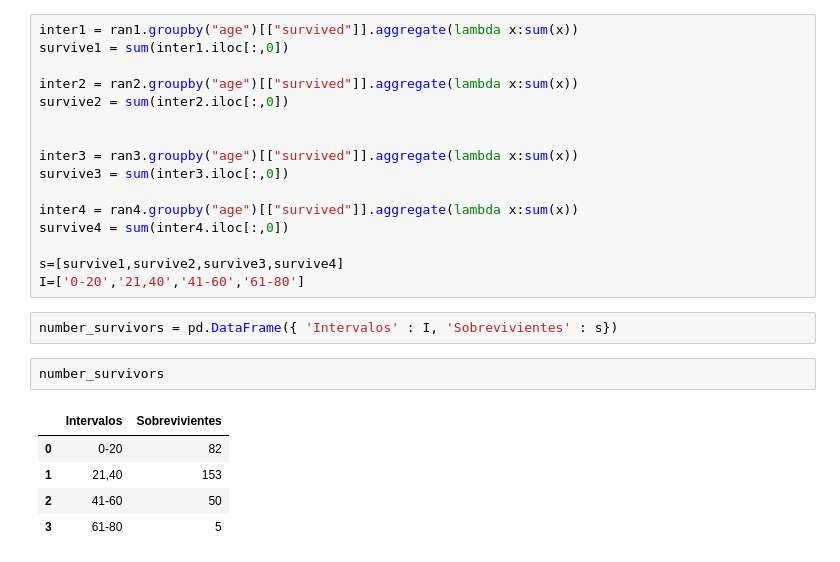
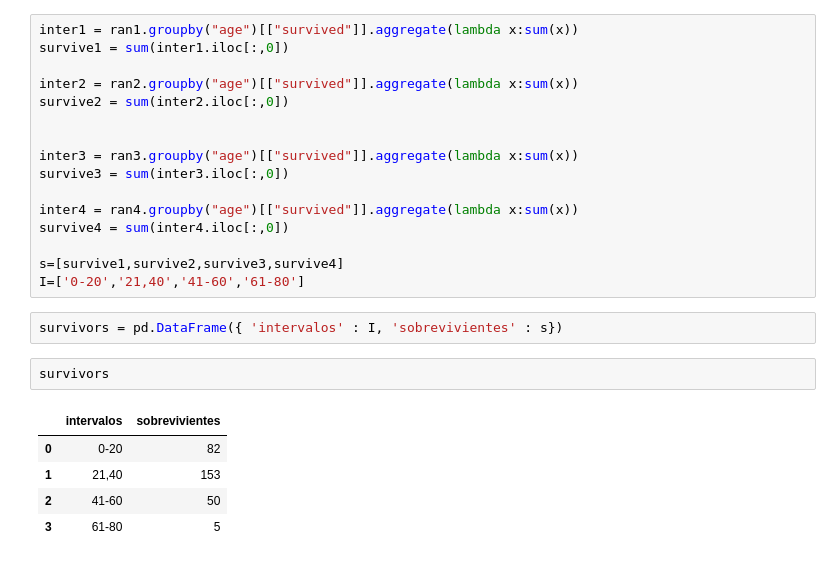
Before and after one commit to EugenioLey/DS-Serchenio, a Jupyter notebook: TitanicS.ipynb, the cells around one changed output. Cells and saved outputs as stored; diff of their text form.

```diff
--- a/TitanicS.ipynb
+++ b/TitanicS.ipynb
@@ -192,12 +172,12 @@ survive4 = sum(inter4.iloc[:,0])
 s=[survive1,survive2,survive3,survive4]
 I=['0-20','21,40','41-60','61-80']
 # %%
-number_survivors = pd.DataFrame({ 'Intervalos' : I, 'Sobrevivientes' : s})
+survivors = pd.DataFrame({ 'intervalos' : I, 'sobrevivientes' : s})
-# %%
-number_survivors
-# %% [output]
-|  | Intervalos | Sobrevivientes |
-| 0 | 0-20 | 82 |
-| 1 | 21,40 | 153 |
-| 2 | 41-60 | 50 |
-| 3 | 61-80 | 5 |
+# %%
+survivors
+# %% [output]
+|  | intervalos | sobrevivientes |
+| 0 | 0-20 | 82 |
+| 1 | 21,40 | 153 |
+| 2 | 41-60 | 50 |
+| 3 | 61-80 | 5 |
```
Also changed, not shown: parts of 3 cells of this notebook.
